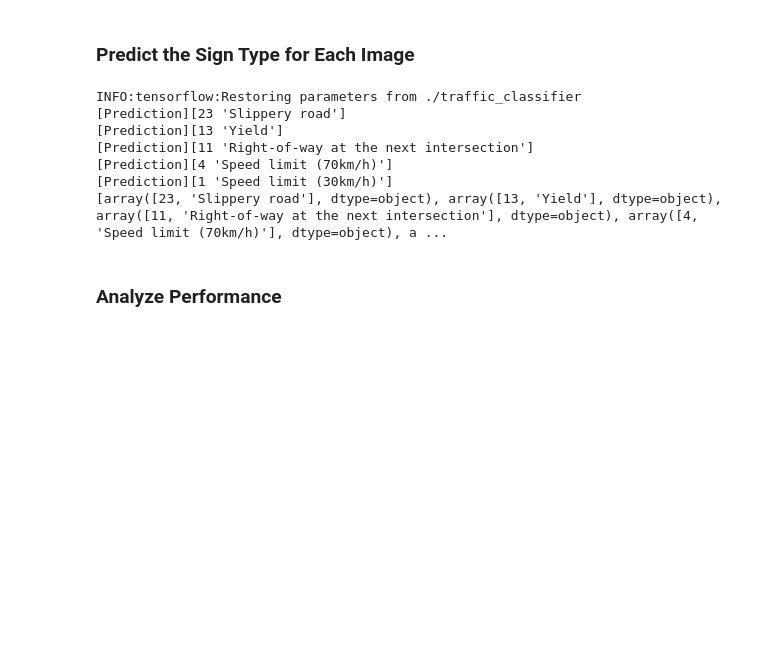
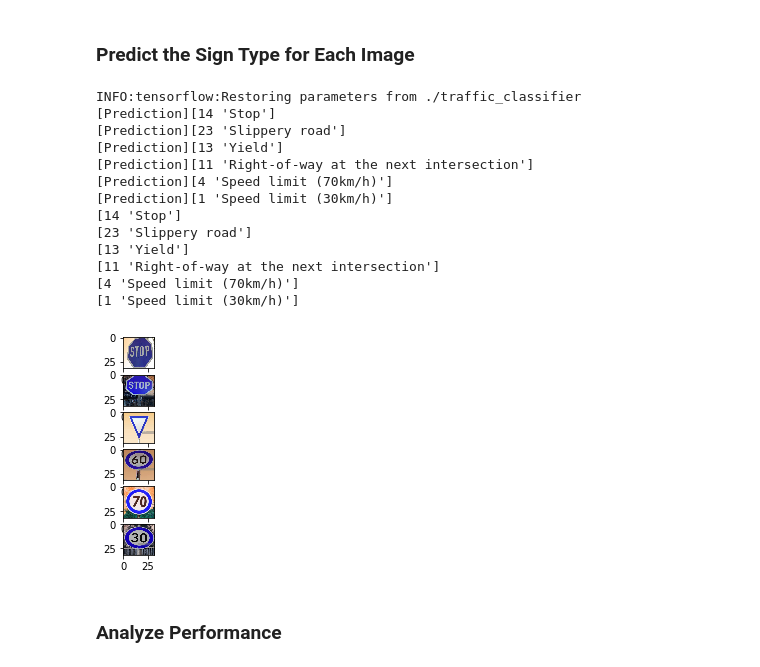
Before and after one commit to AmeyaWagh/CarND_Traffic_Sign_Classifier_Project, a Jupyter notebook: Traffic_Sign_Classifier.ipynb, the cells around one changed output. Cells and saved outputs as stored; diff of their text form; code cells hidden in the pictures; blank space fills up the shorter version.

Commit message:
stop sign image changed

```diff
--- a/Traffic_Sign_Classifier.ipynb
+++ b/Traffic_Sign_Classifier.ipynb
@@ -278,7 +278,7 @@ class LeNetClassifier:
             self.saver.restore(sess, tf.train.latest_checkpoint('.'))
             accuracy_test = self.get_accuracy(X_train ,y_train)
             print ("[Trianing acc]{:.3f}".format(accuracy_test))
-            accuracy_test = self.get_accuracy(X_train ,y_train)
+            accuracy_test = self.get_accuracy(X_test ,y_test)
             print ("[Test acc]{:.3f}".format(accuracy_test))
 
     def save_model(self,sess):
@@ -374,18 +374,29 @@ for test_file in os.listdir(TEST_DIR):
 # %%
 ### Run the predictions here and use the model to output the prediction for each image.
 ### Make sure to pre-process the images with the same pre-processing pipeline used earlier.
 ### Feel free to use as many code cells as needed.
 X_test_new = [preprocess_image(sample) for sample in test_input]
 result, proba = le_net.predict_label(X_test_new,LABELS)
-print(result)
+# print(result)
+for i,img in enumerate(test_input):
+    plt.subplot(len(test_input),1,i+1)
+    plt.imshow(img)
+    print(result[i])
 # %% [output]
 INFO:tensorflow:Restoring parameters from ./traffic_classifier
+[Prediction][14 'Stop']
 [Prediction][23 'Slippery road']
 [Prediction][13 'Yield']
 [Prediction][11 'Right-of-way at the next intersection']
 [Prediction][4 'Speed limit (70km/h)']
 [Prediction][1 'Speed limit (30km/h)']
-[array([23, 'Slippery road'], dtype=object), array([13, 'Yield'], dtype=object), array([11, 'Right-of-way at the next intersection'], dtype=object), array([4, 'Speed limit (70km/h)'], dtype=object), a ...
+[14 'Stop']
+[23 'Slippery road']
+[13 'Yield']
+[11 'Right-of-way at the next intersection']
+[4 'Speed limit (70km/h)']
+[1 'Speed limit (30km/h)']
+[figure, added]
 # %% [markdown]
 ### Analyze Performance
 # %%
```
Also changed, not shown: 2 other files.
